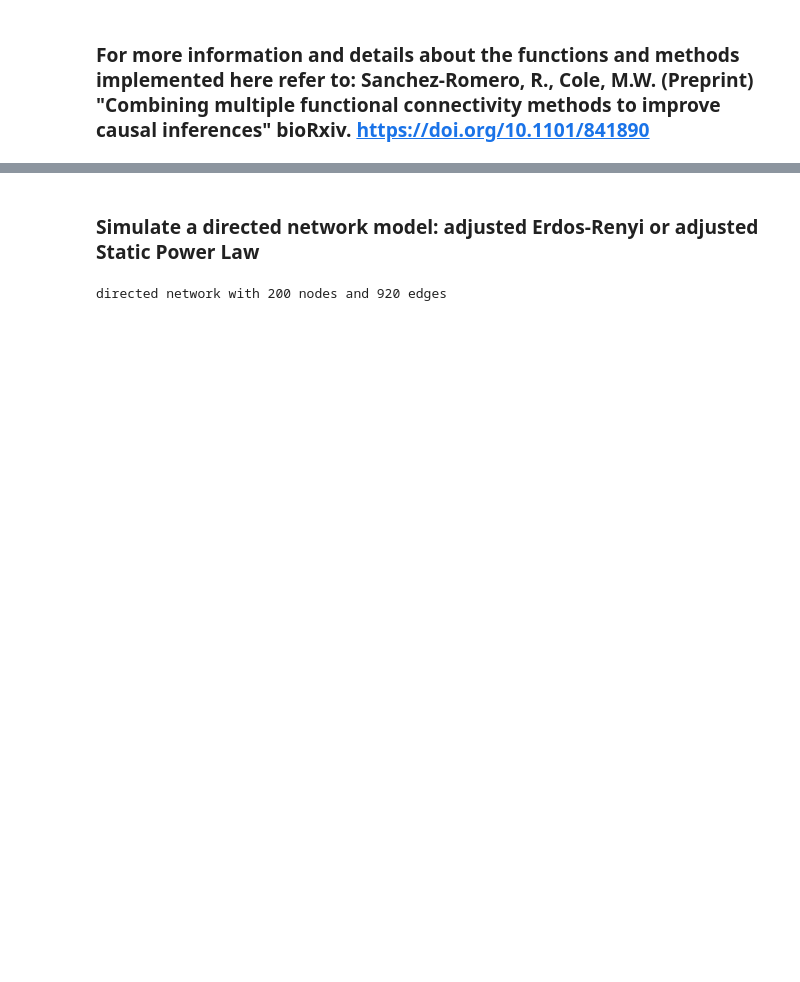
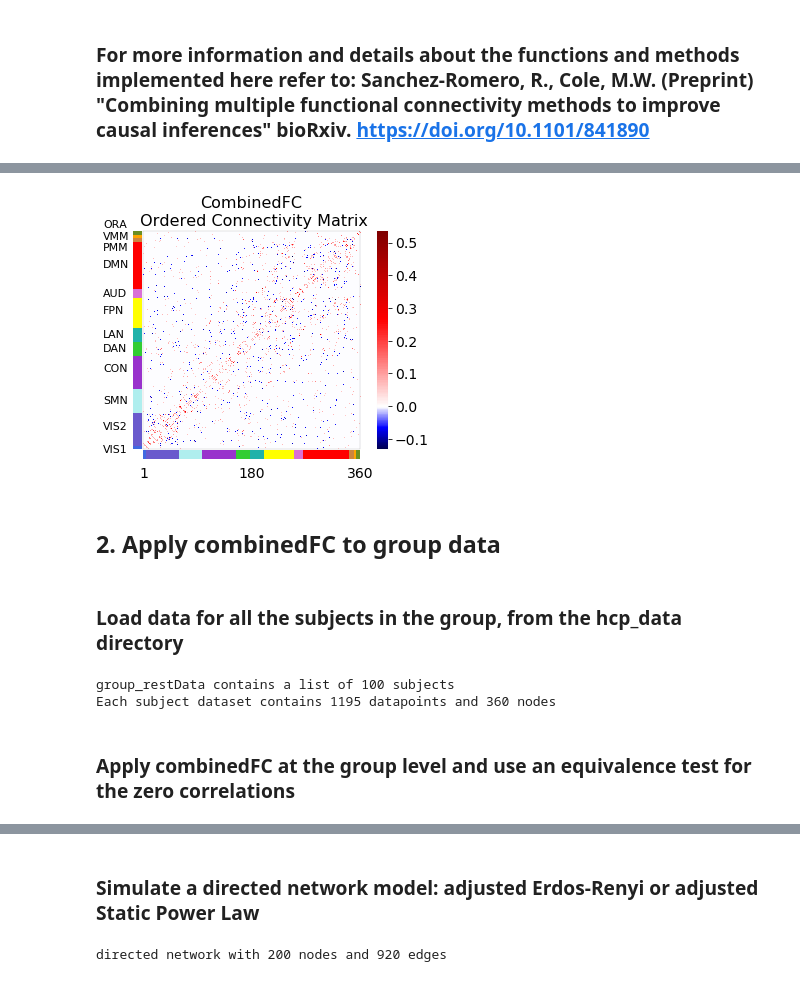
Before and after one commit to ColeLab/CombinedFC, a Jupyter notebook: Functions_Demo.ipynb, the cells around one changed output, grey strips where cells are left out. Cells and saved outputs as stored; diff of their text form; code cells hidden in the pictures; blank space fills up the shorter version.

```diff
--- a/Functions_Demo.ipynb
+++ b/Functions_Demo.ipynb
@@ -9,0 +95,79 @@ import matplotlib.pyplot as plt
+# %%
+#This function will also plot the HCP data connectivity matrix ordering
+#the 360 Glasser parcellation nodes (https://www.nature.com/articles/nature18933)
+#using the functional networks defined in Ji et al., (2019)
+#https://www.sciencedirect.com/science/article/pii/S1053811918319657
+
+fig, ax = cfc.plotConnectivityMatrix(ConnMat = Mcfc_subj,                   #input matrix
+                                methodTitle='CombinedFC\n Ordered Connectivity Matrix',    #title for the plot
+                                functionalNetworks = True,   #True, if using Ji et al., (2019) functional networks order
+                                networkColorBar_x = True,   #include color marks in x axis for the functional networks
+                                networkColorBar_y = True,    #do not include color marks in y axis
+                                networkLabels = True)        #include labels for the Ji et al., networks
+fig.show()
+# %% [output]
+[figure, added]
+# %% [markdown]
+## 2. Apply combinedFC to group data
+# %% [markdown]
+### Load data for all the subjects in the group, from the hcp_data directory
+# %%
+#IMPORTANT: The individual subjects data has to be saved as a list to input to combinedFC
+#recall that each individual dataset has to be in a matrix with dimentions [datapoints x nodes]
+#Here we show how we did it for the hcp_data directory datasets saved in h5 format.
+
+#If the user has her datasets in txt files in a directory the following pseudocode using numpy
+#loadtxt could be used:
+# group_data = []   #initialize a list
+# for each subject.txt file in your directory do:
+#   data = np.loadtxt('subject.txt')
+#   group_data.append(data)   #to save the individual data as a list
+
+
+import h5py
+#directory of the hcp data in h5 format
+datadir = 'hcp_data'
+#labels for the pool of 100 hcp subjects
+subjects = ['100206','108020','117930','126325','133928','143224','153934','164636','174437',
+            '183034','194443','204521','212823','268749','322224','385450','463040','529953',
+            '587664','656253','731140','814548','877269','978578','100408','108222','118124',
+            '126426','134021','144832','154229','164939','175338','185139','194645','204622',
+            '213017','268850','329844','389357','467351','530635','588565','657659','737960',
+            '816653','878877','987074','101006','110007','118225','127933','134324','146331',
+            '154532','165638','175742','185341','195445','205119','213421','274542','341834',
+            '393247','479762','545345','597869','664757','742549','820745','887373','989987',
+            '102311','111009','118831','128632','135528','146432','154936','167036','176441',
+            '186141','196144','205725','213522','285345','342129','394956','480141','552241',
+            '598568','671855','744553','826454','896879','990366','102513','112516','118932',
+            '129028']
+
+#just use one resting state run per subjects
+restRuns = ['rfMRI_REST1_RL'] #'rfMRI_REST1_LR','rfMRI_REST2_RL', 'rfMRI_REST2_LR']
+
+#initialize the list that will contain the nSubjects datasets
+group_restData = []
+
+#extract individual datasets and populate the list
+#loop through all the subjects
+for subject in subjects:
+    h5file = h5py.File(f'{datadir}/{subject}_data.h5','r')
+    rest_data = []
+    for run in restRuns:
+        #extract the resting-state data, [:] loads it as an array
+        tmp = h5file[f'{run}/nuisanceReg_resid_24pXaCompCorXVolterra'][:]
+        #concatenate the resting state datasets from restRuns
+        rest_data.extend(tmp.T)
+    #save the nDatapoints x 360 nodes dataset as an array (1195 datapoints per run)
+    rest_data = np.asarray(rest_data)
+    #important, save the h5 file
+    h5file.close()
+    #append to the group data list
+    group_restData.append(rest_data)
+
+print(f'group_restData contains a list of {len(group_restData)} subjects')
+print(f'Each subject dataset contains {group_restData[0].shape[0]} datapoints and {group_restData[0].shape[1]} nodes')
+# %% [output]
+group_restData contains a list of 100 subjects
+Each subject dataset contains 1195 datapoints and 360 nodes
+# %% [markdown]
+### Apply combinedFC at the group level and use an equivalence test for the zero correlations
```
Also changed, not shown: parts of 22 cells of this notebook.
